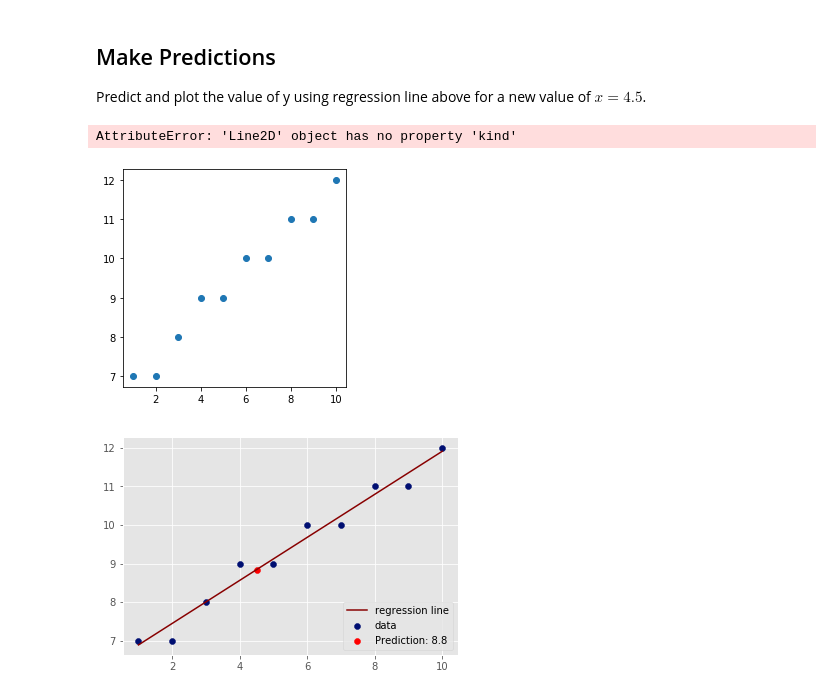
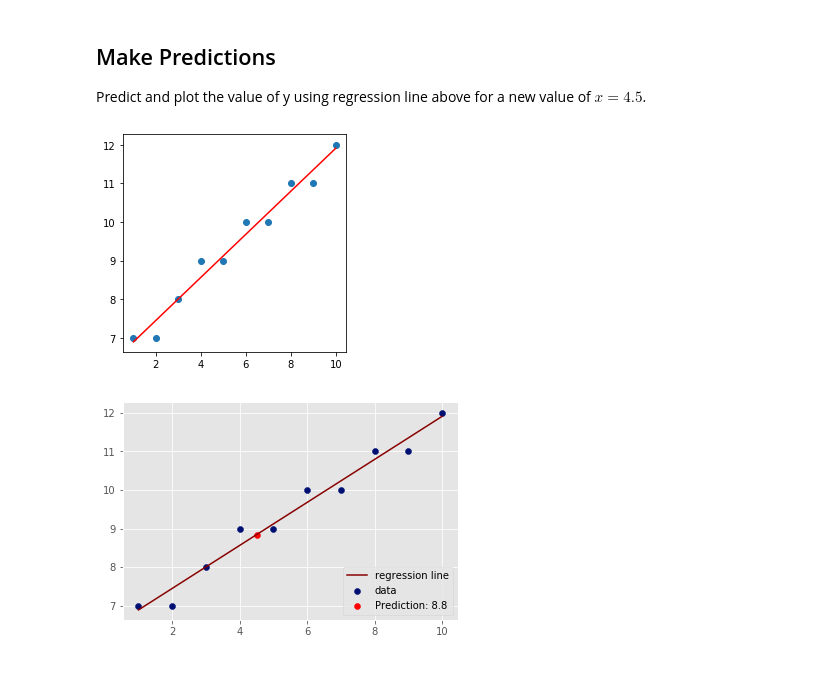
Before and after one commit to OsterMendel/dsc-complete-regression-lab-nyc-ds-021720, a Jupyter notebook: index.ipynb, the cells around one changed output. Cells and saved outputs as stored; diff of their text form; code cells hidden in the pictures.

```diff
--- a/index.ipynb
+++ b/index.ipynb
@@ -89,15 +89,14 @@ Predict and plot the value of y using regression line above for a new value of $
 # %%
 import pandas as pd
 import matplotlib.pyplot as plt
 test_x = 4.5
 predicted_y = (test_x * slope(X,Y)) + intercept(X,slope(X,Y),Y)
 plt.figure(figsize=(4,4))
 plt.scatter(X,Y)
-plt.plot(X,predictions(X,Y),kind='line')
+plt.plot(X,predictions(X,Y),c='r')
 plt.show()
 # %% [output]
-AttributeError: 'Line2D' object has no property 'kind'
-[figure, old version]
+[figure, new version]
 # %%
 # Make prediction for x = 4.5 and visualize on the scatter plot
 # %% [output]
```
